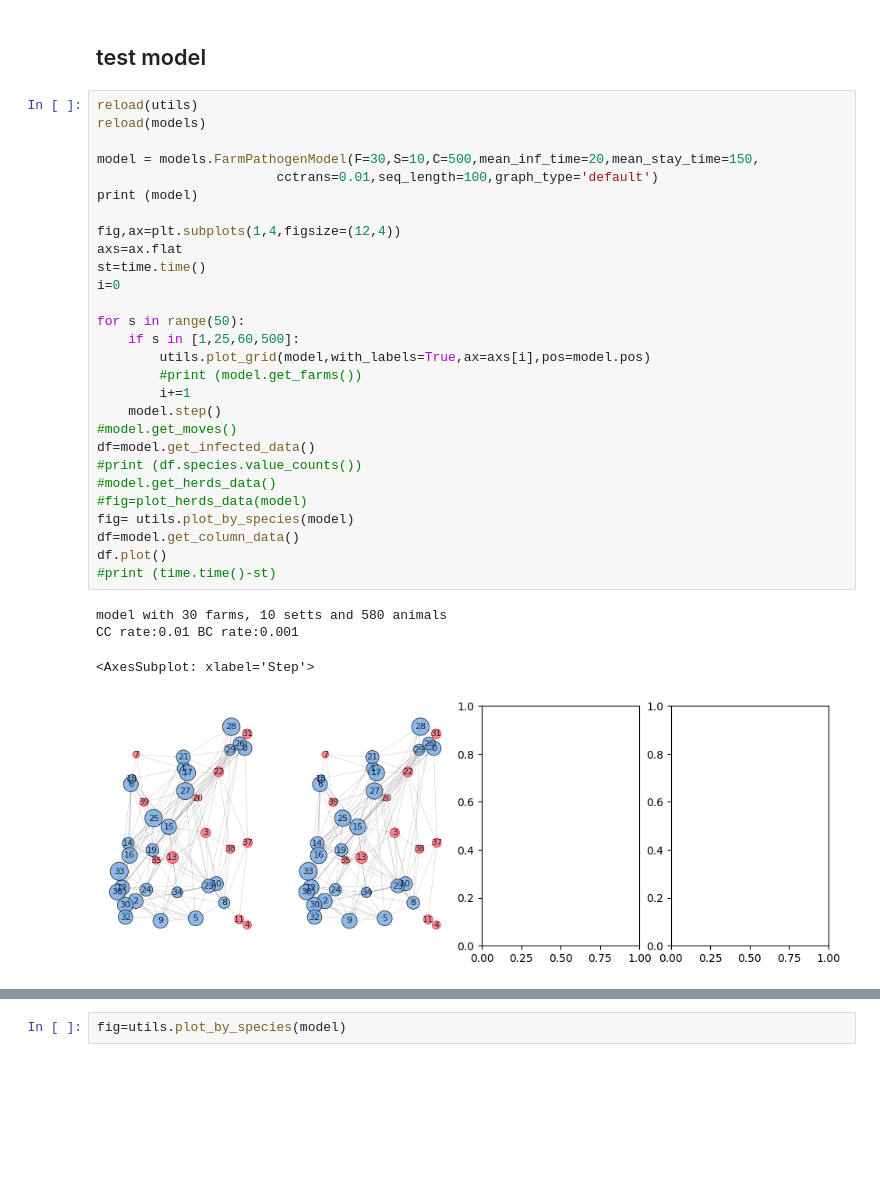
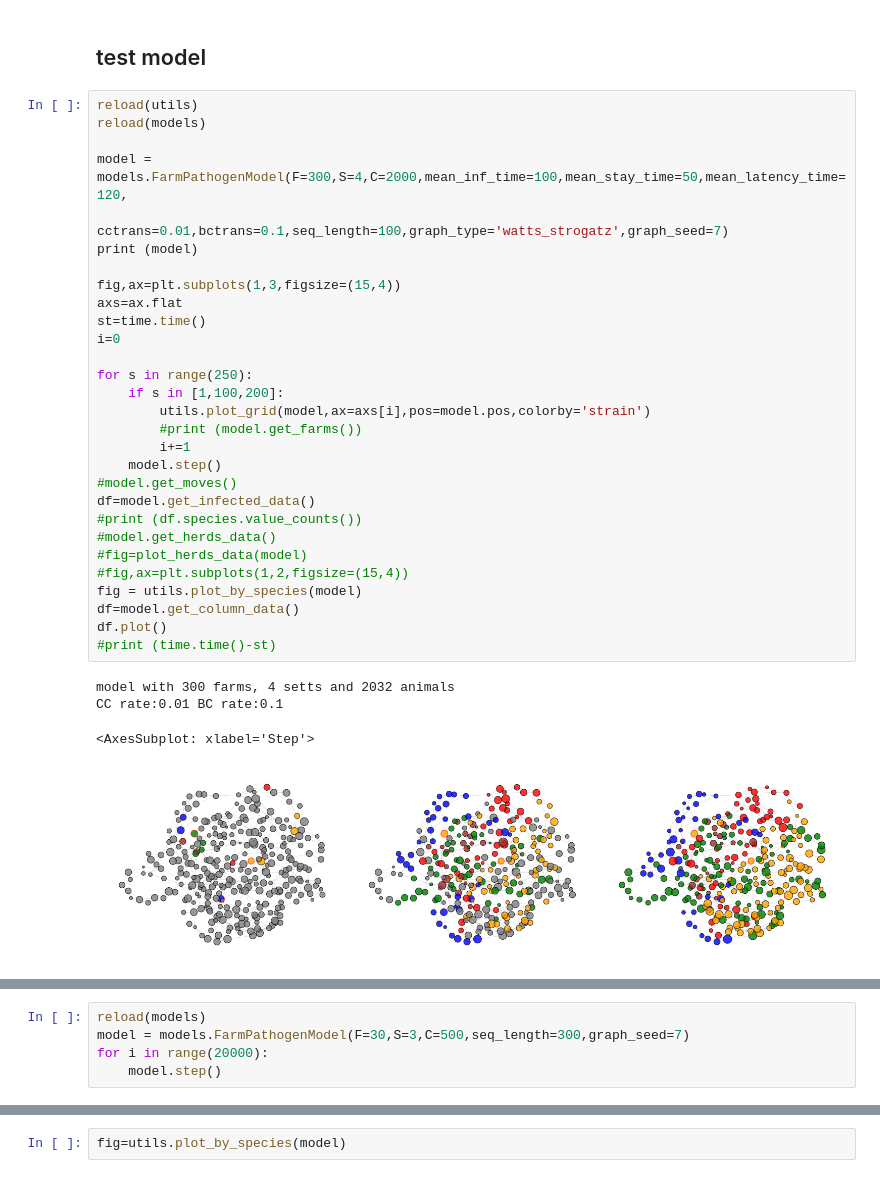
Before and after one commit to dmnfarrell/btbabm, a Jupyter notebook: notebooks/abm_simulation.ipynb, the cells around one changed output, grey strips where cells are left out. Drawn from its saved outputs; the diff is of its cells as text; blank space fills up the shorter version.

```diff
--- a/notebooks/abm_simulation.ipynb
+++ b/notebooks/abm_simulation.ipynb
@@ -58,33 +74,34 @@ get_short_uid()
 # %%
 reload(utils)
 reload(models)
 
-model = models.FarmPathogenModel(F=30,S=10,C=500,mean_inf_time=20,mean_stay_time=150,
-                       cctrans=0.01,seq_length=100,graph_type='default')
+model = models.FarmPathogenModel(F=300,S=4,C=2000,mean_inf_time=100,mean_stay_time=50,mean_latency_time=120,
+                       cctrans=0.01,bctrans=0.1,seq_length=100,graph_type='watts_strogatz',graph_seed=7)
 print (model)
 
-fig,ax=plt.subplots(1,4,figsize=(12,4))
+fig,ax=plt.subplots(1,3,figsize=(15,4))
 axs=ax.flat
 st=time.time()
 i=0
 
-for s in range(50):
-    if s in [1,25,60,500]:
-        utils.plot_grid(model,with_labels=True,ax=axs[i],pos=model.pos)
+for s in range(250):
+    if s in [1,100,200]:
+        utils.plot_grid(model,ax=axs[i],pos=model.pos,colorby='strain')
         #print (model.get_farms())
         i+=1
     model.step()
 #model.get_moves()
 df=model.get_infected_data()
 #print (df.species.value_counts())
 #model.get_herds_data()
 #fig=plot_herds_data(model)
-fig= utils.plot_by_species(model)
+#fig,ax=plt.subplots(1,2,figsize=(15,4))
+fig = utils.plot_by_species(model)
 df=model.get_column_data()
 df.plot()
 #print (time.time()-st)
 # %% [output]
-model with 30 farms, 10 setts and 580 animals
-CC rate:0.01 BC rate:0.001
+model with 300 farms, 4 setts and 2032 animals
+CC rate:0.01 BC rate:0.1
 <AxesSubplot: xlabel='Step'>
-[figure, old version]
+[figure, new version]
@@ -92,0 +110,5 @@ CC rate:0.01 BC rate:0.001
+# %%
+reload(models)
+model = models.FarmPathogenModel(F=30,S=3,C=500,seq_length=300,graph_seed=7)
+for i in range(20000):
+    model.step()
```
Also changed, not shown: parts of 13 cells of this notebook, 2 other files.
